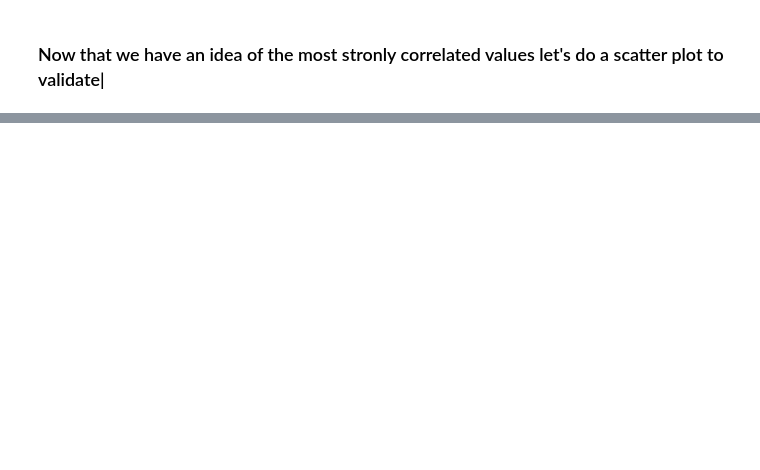
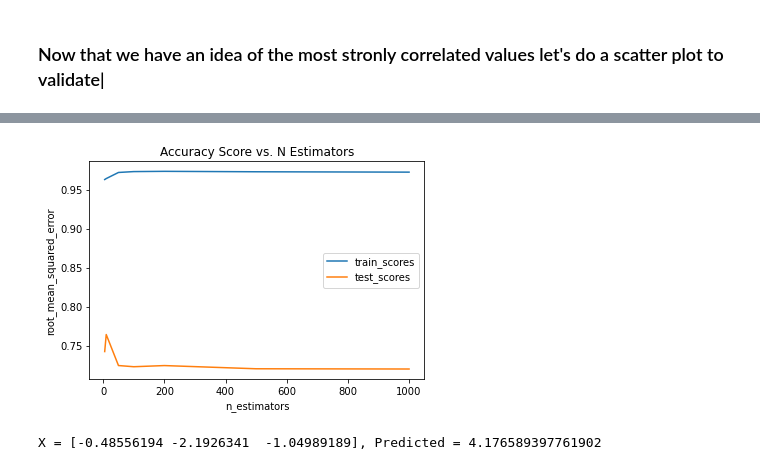
Before and after one commit to qshen9581/ds5100-group2, a Jupyter notebook: happiness_basemap.ipynb, the cells around one changed output, grey strips where cells are left out. Saved outputs shown, nothing was run; the diff lists cells and outputs as text; code cells hidden in the pictures; blank space fills up the shorter version.

```diff
--- a/happiness_basemap.ipynb
+++ b/happiness_basemap.ipynb
@@ -324,0 +320,2 @@ for c in correlated:
+# %%
+X_train, X_test, y_train, y_test = train_test_split(X, y, test_size=0.2, random_state=0)
@@ -324,0 +375,31 @@ for c in correlated:
+# %%
+metrics_df.plot(
+    x='n_estimators',
+    y=['train_scores', 'test_scores'],
+    kind='line',
+    legend=True,
+    title='Accuracy Score vs. N Estimators',
+    xlabel='n_estimators',
+    ylabel='root_mean_squared_error'
+)
+
+plt.show()
+# %% [output]
+[figure, added]
+# %%
+econ_new = [.5]
+trust_new = [.5]
+freed_new = [.5]
+gen_new = [.5]
+
+Xnew = pd.DataFrame({'Health (Life Expectancy)': trust_new,
+                     'Family': freed_new,
+                     'Economy (GDP per Capita)': econ_new, })
+Xnew = sc.transform(Xnew)
+# make a prediction
+ynew = regressor.predict(Xnew)
+# show the inputs and predicted outputs
+for i in range(len(Xnew)):
+    print(f"X = {Xnew[i]}, Predicted = {ynew[i]}")
+# %% [output]
+X = [-0.48556194 -2.1926341  -1.04989189], Predicted = 4.176589397761902
```
Also changed, not shown: parts of 21 cells of this notebook.
